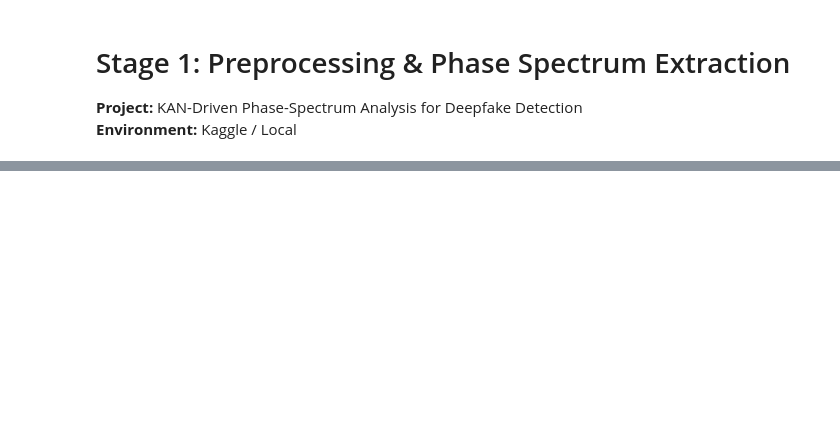
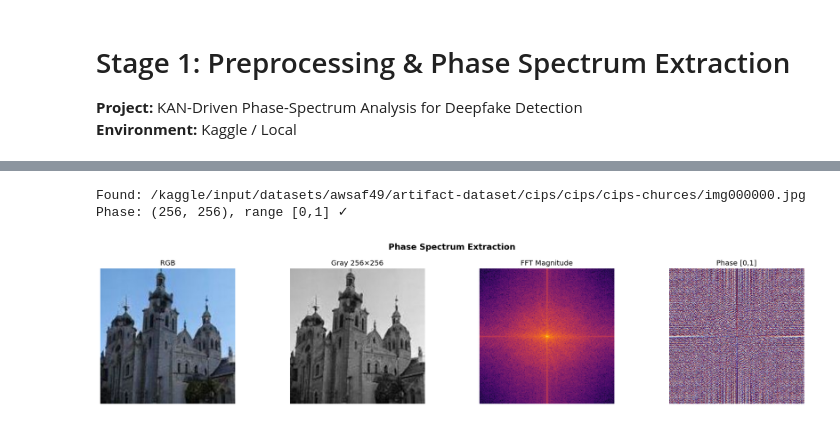
Before and after one commit to satvikpathak/KAN_deepfake, a Jupyter notebook: stage1_phase_extraction.ipynb, the cells around one changed output, grey strips where cells are left out. Cells and saved outputs as stored; diff of their text form; code cells hidden in the pictures; blank space fills up the shorter version.

Commit message:
Kaggle Notebook | notebookca0849e068 | Version 1

```diff
--- a/stage1_phase_extraction.ipynb
+++ b/stage1_phase_extraction.ipynb
@@ -52,36 +72,29 @@ print('PhaseSpectrumExtractor defined.')
 # %%
-# Cell 3: Find Image & Run
+# Cell 3: Find ONE Image & Run
 sample_image = None
-for ext in ['**/*.jpg', '**/*.png', '**/*.jpeg', '**/*.bmp', '**/*.webp']:
-    found = glob.glob(os.path.join(INPUT_DIR, ext), recursive=True)
-    if found:
-        sample_image = found[0]
-        print(f'Found {len(found)} images with pattern {ext}')
+for root, dirs, files in os.walk(INPUT_DIR):
+    for f in sorted(files):
+        if f.lower().endswith(('.png', '.jpg', '.jpeg')):
+            sample_image = os.path.join(root, f)
+            break
+    if sample_image:
         break
 
-if sample_image is None:
-    print(f'No images found! Directory tree (first 30):')
-    count = 0
-    for root, dirs, files in os.walk(INPUT_DIR):
-        for f in files:
-            print(f'  {os.path.join(root, f)}')
-            count += 1
-            if count >= 30: break
-        if count >= 30: break
-else:
-    print(f'Using: {sample_image}')
-    extractor = PhaseSpectrumExtractor()
-    results = extractor.process(sample_image)
+print(f'Found: {sample_image}')
+extractor = PhaseSpectrumExtractor()
+results = extractor.process(sample_image)
 
-    assert results['phase_normalized'].shape == (256, 256)
-    assert 0.0 <= results['phase_normalized'].min()
-    assert results['phase_normalized'].max() <= 1.0
-    print(f'Phase map: {results["phase_normalized"].shape}, range [0,1] ✓')
+assert results['phase_normalized'].shape == (256, 256)
+print(f'Phase: {results["phase_normalized"].shape}, range [0,1] ✓')
 
-    fig, axes = plt.subplots(1, 4, figsize=(18, 4))
-    fig.suptitle('Phase Spectrum Extraction Pipeline', fontsize=14, fontweight='bold')
-    axes[0].imshow(results['original_rgb']); axes[0].set_title('(a) RGB'); axes[0].axis('off')
-    axes[1].imshow(results['grayscale_resized'], cmap='gray'); axes[1].set_title('(b) Gray 256×256'); axes[1].axis('off')
-    axes[2].imshow(results['magnitude_log'], cmap='inferno'); axes[2].set_title('(c) FFT Magnitude'); axes[2].axis('off')
-    axes[3].imshow(results['phase_normalized'], cmap='twilight', vmin=0, vmax=1); axes[3].set_title('(d) Phase [0,1]'); axes[3].axis('off')
-    plt.tight_layout(); plt.show()
+fig, axes = plt.subplots(1, 4, figsize=(18, 4))
+fig.suptitle('Phase Spectrum Extraction', fontsize=14, fontweight='bold')
+axes[0].imshow(results['original_rgb']); axes[0].set_title('RGB'); axes[0].axis('off')
+axes[1].imshow(results['grayscale_resized'], cmap='gray'); axes[1].set_title('Gray 256×256'); axes[1].axis('off')
+axes[2].imshow(results['magnitude_log'], cmap='inferno'); axes[2].set_title('FFT Magnitude'); axes[2].axis('off')
+axes[3].imshow(results['phase_normalized'], cmap='twilight', vmin=0, vmax=1); axes[3].set_title('Phase [0,1]'); axes[3].axis('off')
+plt.tight_layout(); plt.show()
+# %% [output]
+Found: /kaggle/input/datasets/awsaf49/artifact-dataset/cips/cips/cips-churces/img000000.jpg
+Phase: (256, 256), range [0,1] ✓
+[figure, added]
```
Also changed, not shown: parts of 2 cells of this notebook.
